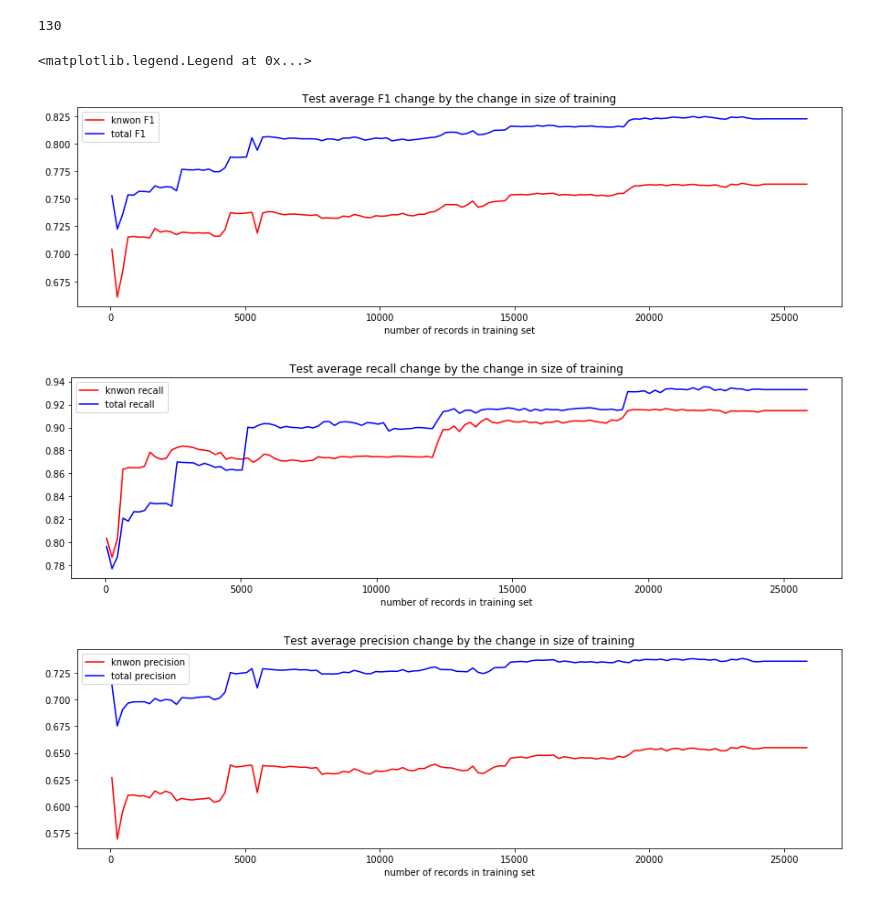
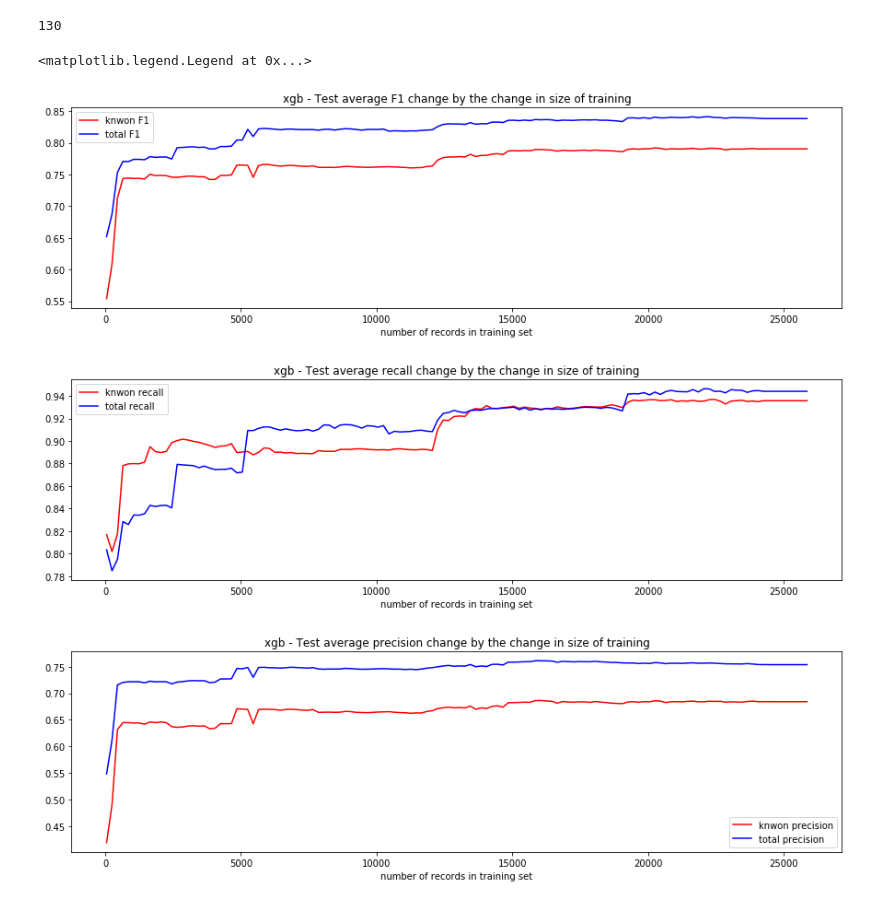
Before and after one commit to karthikaS03/ChatterHub, a Jupyter notebook: file_analysis/xgb_classifier_training_size_evaluation.ipynb, the cells around one changed output. Saved outputs shown, nothing was run; the diff lists cells and outputs as text; code cells hidden in the pictures.

```diff
--- a/file_analysis/xgb_classifier_training_size_evaluation.ipynb
+++ b/file_analysis/xgb_classifier_training_size_evaluation.ipynb
@@ -15,7 +15,7 @@ from matplotlib import pyplot as plt
 # %%
 loadFromMerged=True
 loadFromIndexes= False
-Mapper='SE'
+Mapper='S'
 IgnoreEmpty= True
 FoldID ="1"
 Epoch_count=100
@@ -522,39 +522,39 @@ all_f1 = [x[1][-1] for x in count_eval_results]
 known_recall = [x[2][1] for x in count_eval_results]
 all_recall = [x[1][1] for x in count_eval_results]
 
 known_pres = [x[2][-2] for x in count_eval_results]
 all_pres = [x[1][-2] for x in count_eval_results]
 
 plt.figure(figsize=(15,4))
-plt.title('Test average F1 change by the change in size of training')
+plt.title('xgb - Test average F1 change by the change in size of training')
 plt.xlabel('number of records in training set')
 plt.plot(counts, known_f1, c='red',  label='knwon F1')
 plt.plot(counts, all_f1, c='blue',  label='total F1')
 
 plt.legend()
 
 plt.figure(figsize=(15,4))
-plt.title('Test average recall change by the change in size of training')
+plt.title('xgb - Test average recall change by the change in size of training')
 plt.xlabel('number of records in training set')
 
 plt.plot(counts, known_recall, c='red',  label='knwon recall')
 plt.plot(counts, all_recall, c='blue',  label='total recall')
 
 plt.legend()
 
 plt.figure(figsize=(15,4))
-plt.title('Test average precision change by the change in size of training')
+plt.title('xgb - Test average precision change by the change in size of training')
 plt.xlabel('number of records in training set')
 
 plt.plot(counts, known_pres, c='red',  label='knwon precision')
 plt.plot(counts, all_pres, c='blue',  label='total precision')
 
 plt.legend()
 # %% [output]
 <matplotlib.legend.Legend at 0x...>
-[figure, old version]
+[figure, new version]
-[figure, old version]
+[figure, new version]
-[figure, old version]
+[figure, new version]
 # %%
 def flatter(inp):
     ret = [inp[0]]
```
Also changed, not shown: parts of 2 cells of this notebook, 4 other files.
